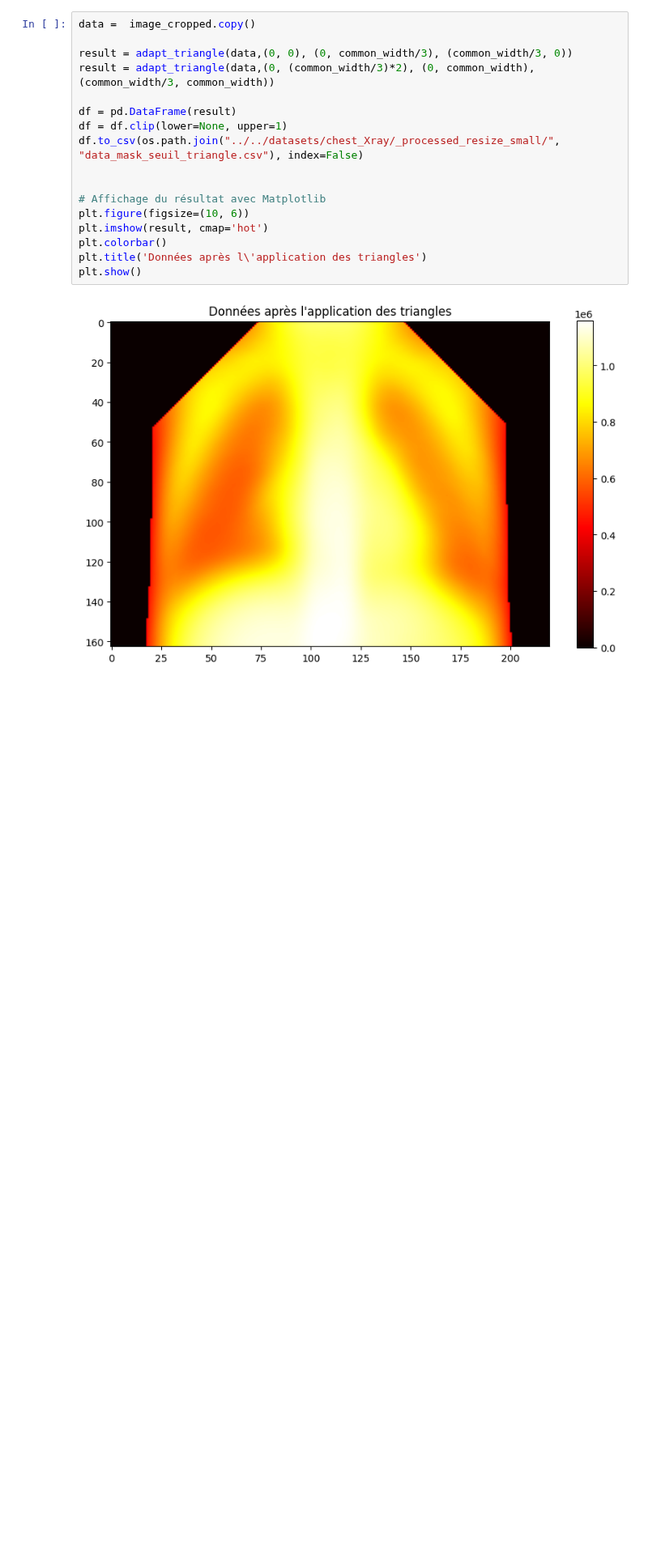
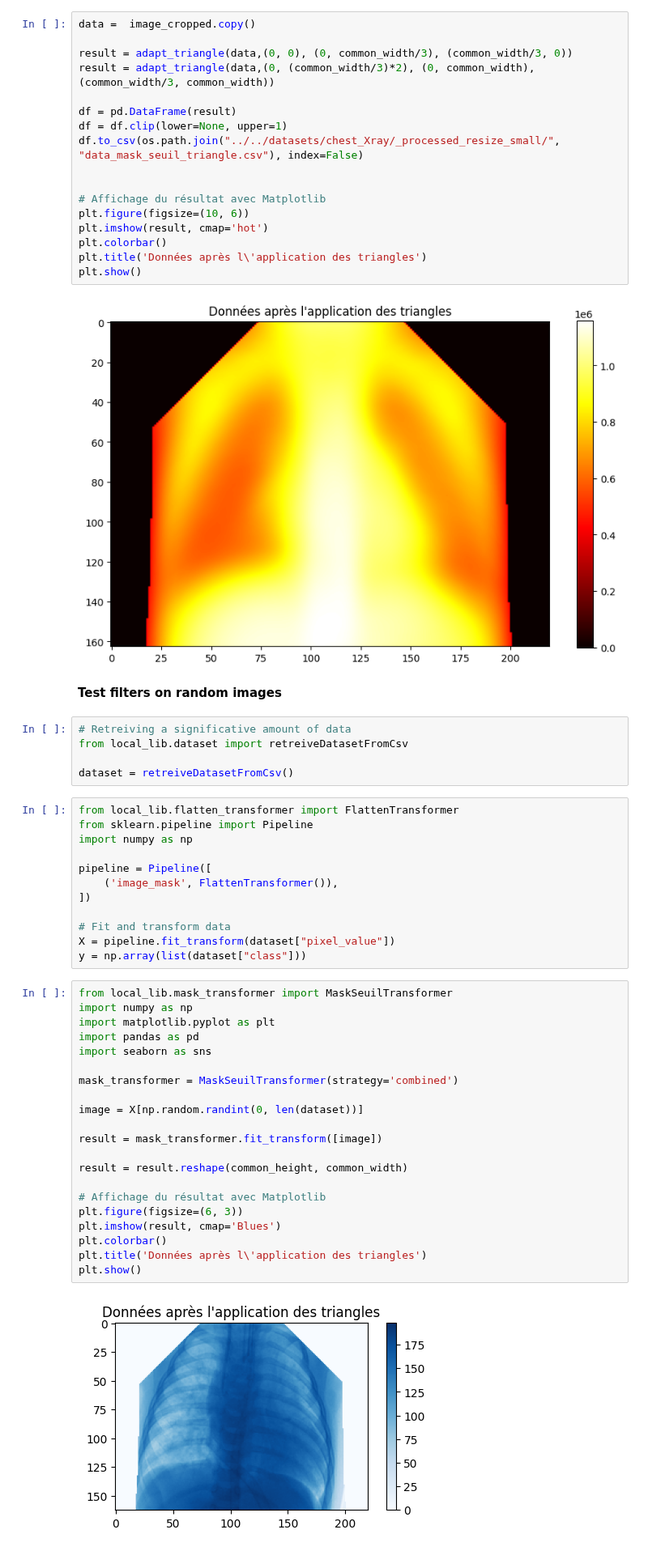
Before and after one commit to lucas066001/IllnessRecognition, a Jupyter notebook: app/ml/dataExportation.ipynb, the cells around one changed output. Shown at 81% size. Saved outputs shown, nothing was run; the diff lists cells and outputs as text; blank space fills up the shorter version.

```diff
--- a/app/ml/dataExportation.ipynb
+++ b/app/ml/dataExportation.ipynb
@@ -208,3 +208,45 @@ plt.title('Données après l\'application des triangles')
 plt.show()
 # %% [output]
 [figure]
+# %% [markdown]
+**Test filters on random images**
+# %%
+# Retreiving a significative amount of data
+from local_lib.dataset import retreiveDatasetFromCsv
+
+dataset = retreiveDatasetFromCsv()
+# %%
+from local_lib.flatten_transformer import FlattenTransformer
+from sklearn.pipeline import Pipeline
+import numpy as np
+
+pipeline = Pipeline([
+    ('image_mask', FlattenTransformer()),
+])
+
+# Fit and transform data
+X = pipeline.fit_transform(dataset["pixel_value"])
+y = np.array(list(dataset["class"]))
+# %%
+from local_lib.mask_transformer import MaskSeuilTransformer
+import numpy as np
+import matplotlib.pyplot as plt
+import pandas as pd
+import seaborn as sns
+
+mask_transformer = MaskSeuilTransformer(strategy='combined')
+
+image = X[np.random.randint(0, len(dataset))]
+
+result = mask_transformer.fit_transform([image])
+
+result = result.reshape(common_height, common_width)
+
+# Affichage du résultat avec Matplotlib
+plt.figure(figsize=(6, 3))
+plt.imshow(result, cmap='Blues')
+plt.colorbar()
+plt.title('Données après l\'application des triangles')
+plt.show()
+# %% [output]
+[figure, added]
```
Also changed, not shown: 3 other files.
